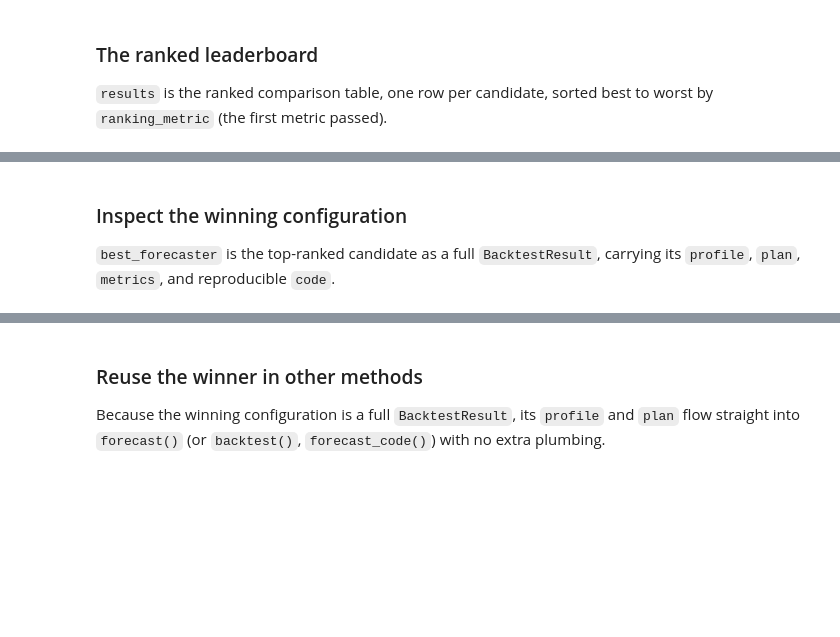
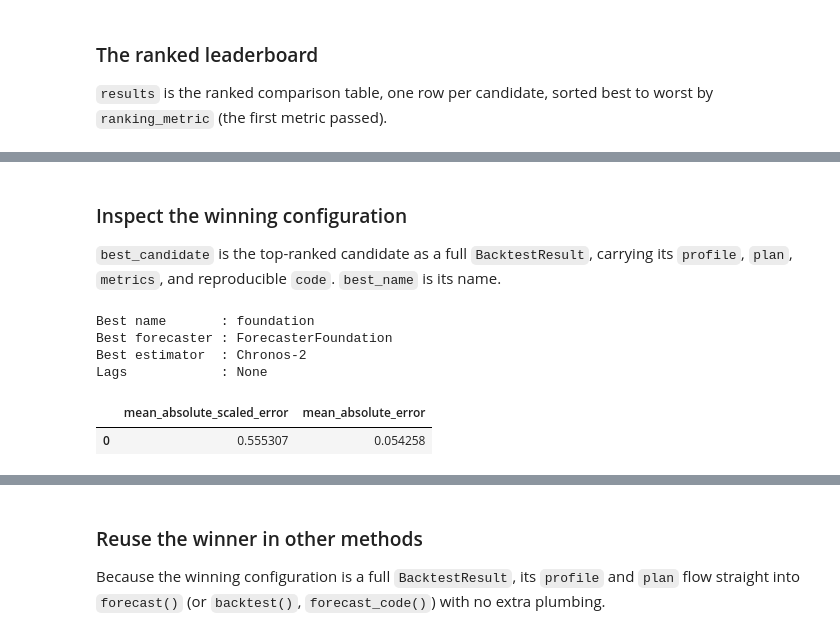
Before and after one commit to skforecast/skforecast-ai, a Jupyter notebook: dev/compare_forecasters_demo.ipynb, the cells around one changed output, grey strips where cells are left out. Saved outputs shown, nothing was run; the diff lists cells and outputs as text; code cells hidden in the pictures; blank space fills up the shorter version.

```diff
--- a/dev/compare_forecasters_demo.ipynb
+++ b/dev/compare_forecasters_demo.ipynb
@@ -70,7 +98,7 @@ All candidates are evaluated with the same `TimeSeriesFold`.
 # %%
 cv = TimeSeriesFold(steps=12, initial_train_size=180, refit=False)
 
-forecasters = [
+candidates = [
     (
         "recursive_hgb",
         {
@@ -94,7 +122,7 @@ forecasters = [
         "foundation",
         {
             "forecaster": "ForecasterFoundation",
-            "estimator_kwargs": {"device_map": "cpu"},
+            # "estimator_kwargs": {"device_map": "cpu"},
         },
     ),
 ]
@@ -104,7 +132,7 @@ comparison = assistant.compare(
     cv=cv,
     target="y",
     date_column="datetime",
-    forecasters=forecasters,
+    candidates=candidates,
     metric=["mean_absolute_scaled_error", "mean_absolute_error"],
 )
 
@@ -120,15 +173,23 @@ comparison.results
 # %% [markdown]
 ### Inspect the winning configuration
 
-`best_forecaster` is the top-ranked candidate as a full `BacktestResult`, carrying
-its `profile`, `plan`, `metrics`, and reproducible `code`.
+`best_candidate` is the top-ranked candidate as a full `BacktestResult`, carrying
+its `profile`, `plan`, `metrics`, and reproducible `code`. `best_name` is its name.
 # %%
-best = comparison.best_forecaster
+best = comparison.best_candidate
 
+print("Best name       :", comparison.best_name)
 print("Best forecaster :", best.plan.forecaster)
 print("Best estimator  :", best.plan.estimator)
 print("Lags            :", best.plan.forecaster_kwargs.get("lags"))
 best.metrics
+# %% [output]
+Best name       : foundation
+Best forecaster : ForecasterFoundation
+Best estimator  : Chronos-2
+Lags            : None
+|  | mean_absolute_scaled_error | mean_absolute_error |
+| 0 | 0.555307 | 0.054258 |
 # %%
 # Exact, runnable script for the winning configuration
 print(best.code)
```
Also changed, not shown: parts of 30 cells of this notebook, 20 other files.
